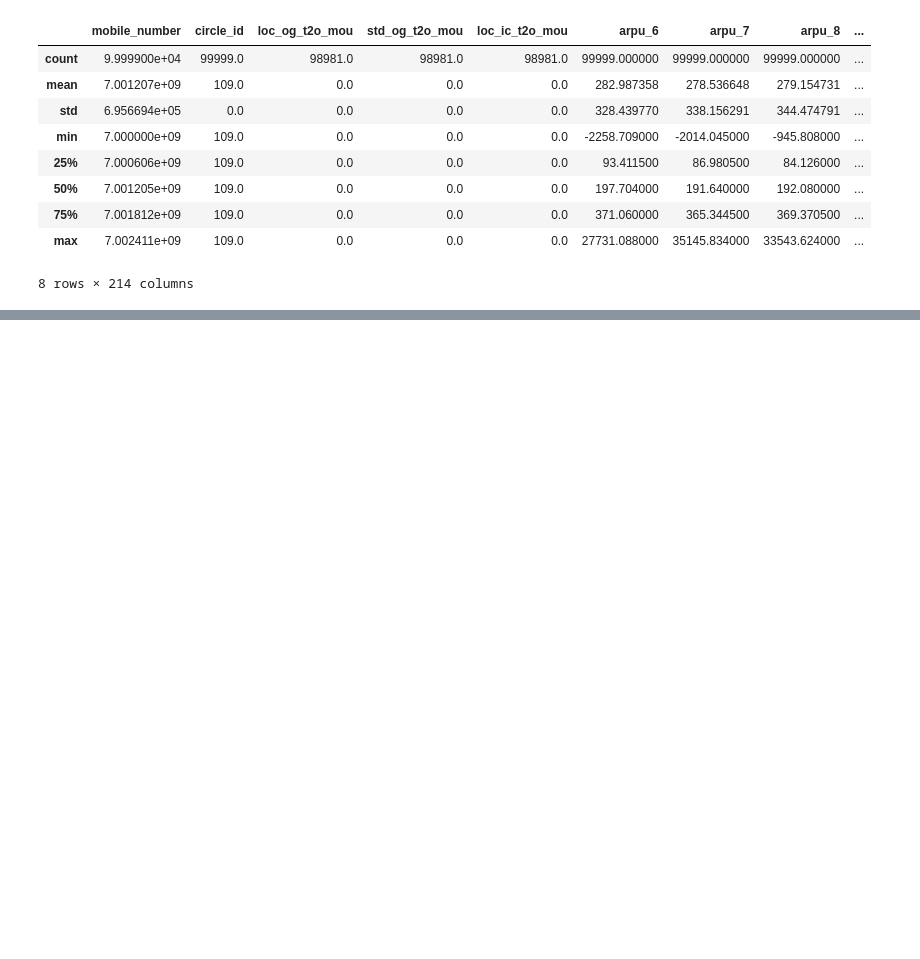
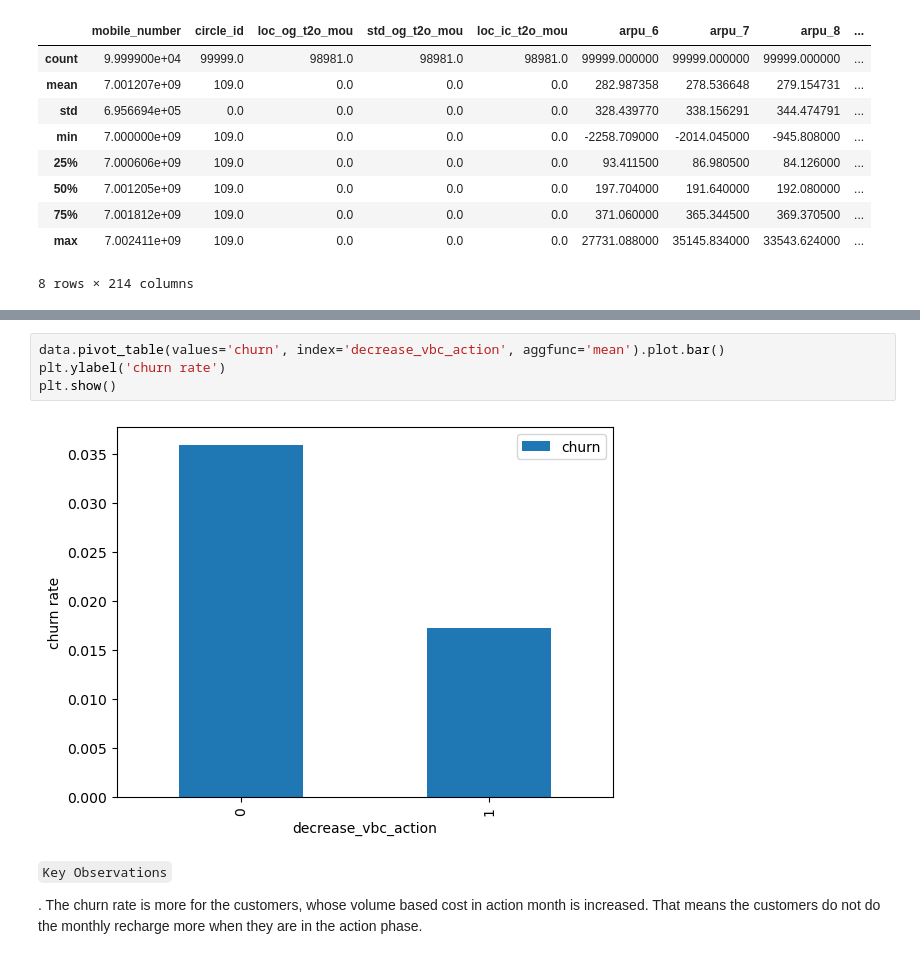
Before and after one commit to theankitasri/telecom_churn_5_mar, a Jupyter notebook: Telecom_Churn_Case_Study_5_Mar_2024.ipynb, the cells around one changed output, grey strips where cells are left out. Cells and saved outputs as stored; diff of their text form; blank space fills up the shorter version.

```diff
--- a/Telecom_Churn_Case_Study_5_Mar_2024.ipynb
+++ b/Telecom_Churn_Case_Study_5_Mar_2024.ipynb
@@ -49,0 +741,10 @@ inp0.describe()
+# %%
+data.pivot_table(values='churn', index='decrease_vbc_action', aggfunc='mean').plot.bar()
+plt.ylabel('churn rate')
+plt.show()
+# %% [output]
+[figure, added]
+# %% [markdown]
+`Key Observations`
+
+. The churn rate is more for the customers, whose volume based cost in action month is increased. That means the customers do not do the monthly recharge more when they are in the action phase.
```
Also changed, not shown: parts of 117 cells of this notebook.
